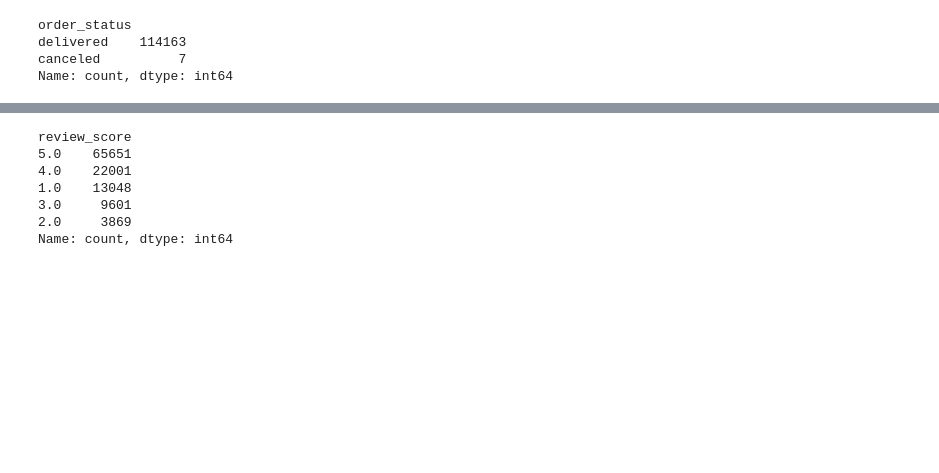
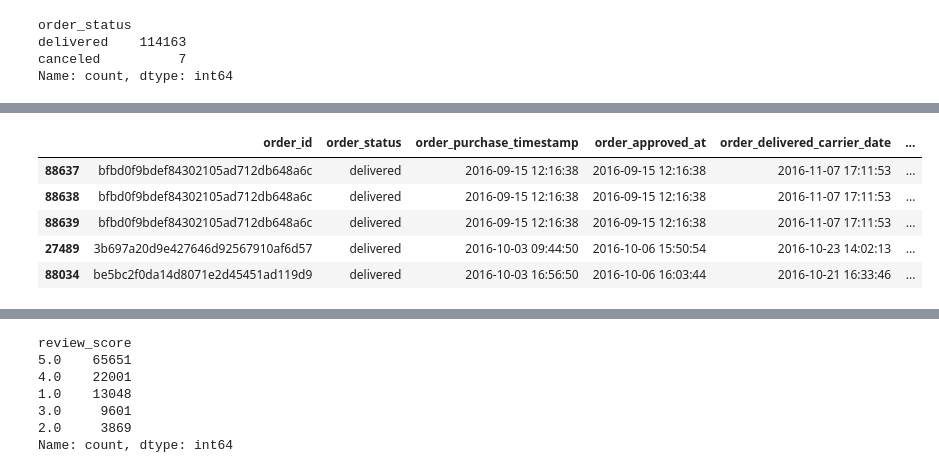
Before and after one commit to Sulbae/Fundamental-Analisis-Data, a Jupyter notebook: Proyek_Analisis_Data_Anggun-Sulis-Setyawan.ipynb, the cells around one changed output, grey strips where cells are left out. Saved outputs shown, nothing was run; the diff lists cells and outputs as text; code cells hidden in the pictures; blank space fills up the shorter version.

```diff
--- a/Proyek_Analisis_Data_Anggun-Sulis-Setyawan.ipynb
+++ b/Proyek_Analisis_Data_Anggun-Sulis-Setyawan.ipynb
@@ -1920,0 +1928,13 @@ Name: count, dtype: int64
+# %%
+# Buat delivery_df
+delivery_df = sales_data_df[[
+    'order_id',
+    'order_status',
+    'order_purchase_timestamp',
+    'order_approved_at',
+    'order_delivered_carrier_date',
+    'order_delivered_customer_date',
+    'order_estimated_delivery_date'
+]].copy()
+
+delivery_df.info()
@@ -1920,0 +1956,15 @@ Name: count, dtype: int64
+# %%
+# Delivery Performance Analysis
+delivery_df['days_to_delivered'] = (delivery_df['order_delivered_customer_date'] - delivery_df['order_purchase_timestamp']).dt.days
+delivery_df['estimated_delivery_days'] = (delivery_df['order_estimated_delivery_date'] - delivery_df['order_purchase_timestamp']).dt.days
+
+delivery_df['delivery_performance'] = (delivery_df['estimated_delivery_days'] - delivery_df['days_to_delivered']).apply(lambda x: 'Early' if x > 0 else ('On-Time' if x == 0 else 'Late'))
+
+delivery_df.head()
+# %% [output]
+|  | order_id | order_status | order_purchase_timestamp | order_approved_at | order_delivered_carrier_date | ... |
+| 88637 | bfbd0f9bdef84302105ad712db648a6c | delivered | 2016-09-15 12:16:38 | 2016-09-15 12:16:38 | 2016-11-07 17:11:53 | ... |
+| 88638 | bfbd0f9bdef84302105ad712db648a6c | delivered | 2016-09-15 12:16:38 | 2016-09-15 12:16:38 | 2016-11-07 17:11:53 | ... |
+| 88639 | bfbd0f9bdef84302105ad712db648a6c | delivered | 2016-09-15 12:16:38 | 2016-09-15 12:16:38 | 2016-11-07 17:11:53 | ... |
+| 27489 | 3b697a20d9e427646d92567910af6d57 | delivered | 2016-10-03 09:44:50 | 2016-10-06 15:50:54 | 2016-10-23 14:02:13 | ... |
+| 88034 | be5bc2f0da14d8071e2d45451ad119d9 | delivered | 2016-10-03 16:56:50 | 2016-10-06 16:03:44 | 2016-10-21 16:33:46 | ... |
```
Also changed, not shown: parts of 7 cells of this notebook, 1 other file.
